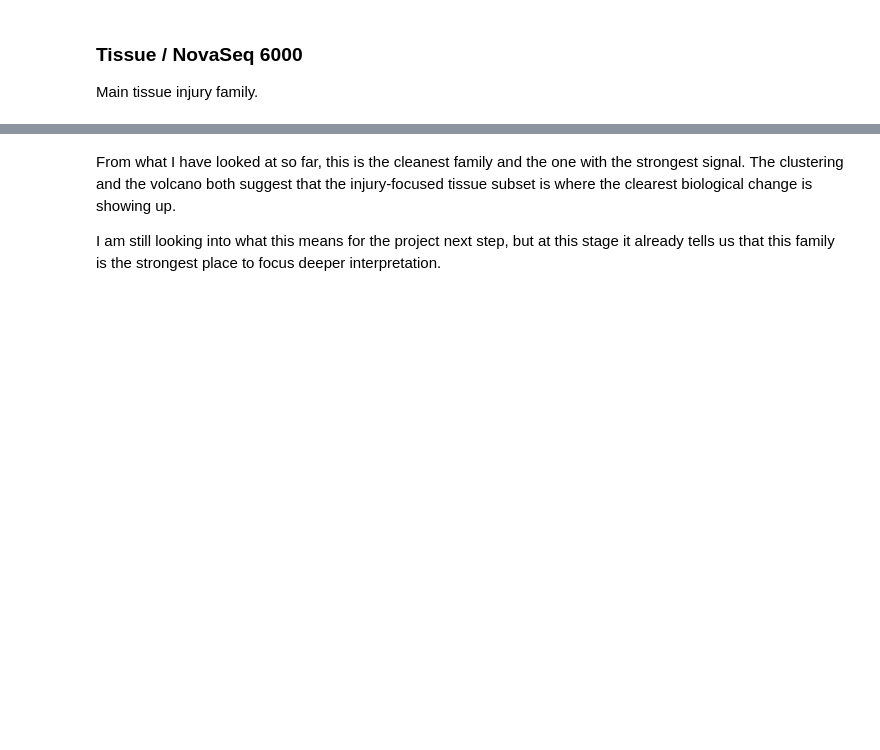
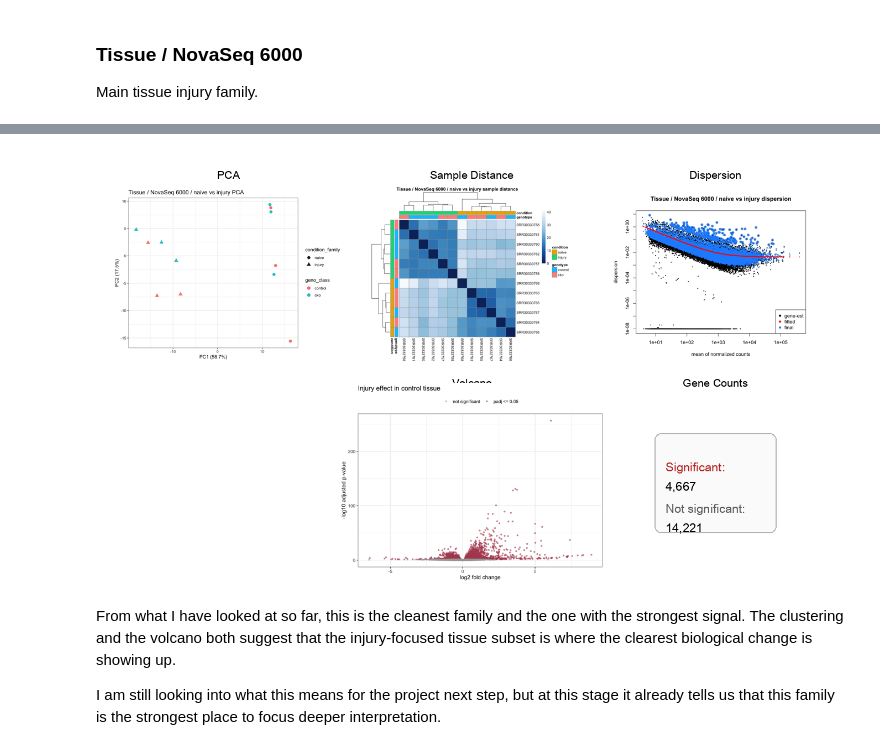
Before and after one commit to pzg8794/mouse_group_project_work, a Jupyter notebook: notebooks/mouse_differential_expression_team_walkthrough.ipynb, the cells around one changed output, grey strips where cells are left out. Drawn from its saved outputs; the diff is of its cells as text; code cells hidden in the pictures; blank space fills up the shorter version.

Commit message:
Use generated panel images in DE preview notebook

```diff
--- a/notebooks/mouse_differential_expression_team_walkthrough.ipynb
+++ b/notebooks/mouse_differential_expression_team_walkthrough.ipynb
@@ -98,50 +98,6 @@ These are selected family-level preview plots from the DE workflow. They give a
 
 Main tissue injury family.
 # %%
-from IPython.display import HTML, display
-import base64
-from pathlib import Path
-
-PREVIEW_DIR = Path('../data/differential_expression_all26/previews/family_tissue_novaseq6000')
-
-def to_b64(name):
-    return base64.b64encode((PREVIEW_DIR / name).read_bytes()).decode('ascii')
-
-html = f"""
-<div style="display:flex; justify-content:center;">
-  <div style="display:grid; grid-template-columns: repeat(3, minmax(0, 1fr)); gap:16px; width:95%; align-items:start;">
-    <div>
-      <div style="font-weight:600; margin-bottom:8px; text-align:center;">PCA</div>
-      <div style="height:320px; display:flex; align-items:center; justify-content:center;">
-        <img src="embedded-picture'pca.png')}" style="max-width:110%; max-height:100%; object-fit:contain;">
-      </div>
-    </div>
-    <div>
-      <div style="font-weight:600; margin-bottom:8px; text-align:center;">Sample Distance</div>
-      <div style="height:320px; display:flex; align-items:center; justify-content:right;">
-        <img src="embedded-picture'sample_distance_heatmap.png')}" style="max-width:95%; max-height:100%; object-fit:contain;">
-      </div>
-    </div>
-    <div>
-      <div style="font-weight:600; margin-bottom:8px; text-align:center;">Dispersion</div>
-      <div style="height:320px; display:flex; align-items:center; justify-content:left;">
-        <img src="embedded-picture'dispersion.png')}" style="max-width:97%; max-height:100%; object-fit:contain;">
-      </div>
-    </div>
-    <div></div>
-    <div>
-      <div style="font-weight:600; margin-bottom:8px; text-align:center;">Volcano</div>
-      <img src="embedded-picture'injury_in_control_volcano.png')}" style="max-width:120%; max-height:100%; ">
-    </div>
-    <div style="display:flex; align-items:right; justify-content:right;">
-      <div style="border:1px solid #ccc; border-radius:8px; padding:16px; width:100%; max-width:160px;">
-        <div style="font-weight:600; margin-bottom:12px; text-align:center;">Gene Counts</div>
-        <div style="margin-bottom:8px;"><span style="font-weight:600; color:#b22222;">Significant:</span> 4,667</div>
-        <div><span style="font-weight:600; color:#555;">Not significant:</span> 14,221</div>
-      </div>
-    </div>
-  </div>
-</div>
-"""
-display(HTML(html))
+from IPython.display import Image, display
+display(Image(filename='../data/differential_expression_all26/previews/family_tissue_novaseq6000/family_panel.png', width=1400))
 # %% [output]
@@ -149,3 +104,4 @@ display(HTML(html))
+[figure, added]
 # %% [markdown]
 From what I have looked at so far, this is the cleanest family and the one with the strongest signal. The clustering and the volcano both suggest that the injury-focused tissue subset is where the clearest biological change is showing up.
 
```
Also changed, not shown: parts of 3 cells of this notebook, 3 other files.
